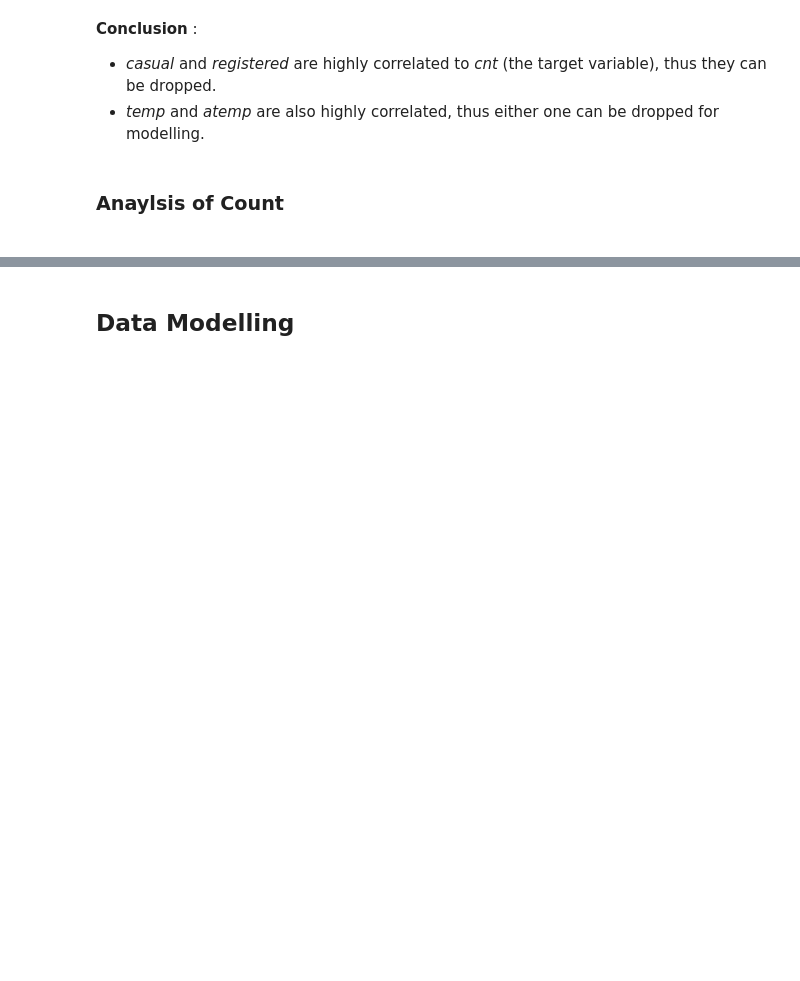
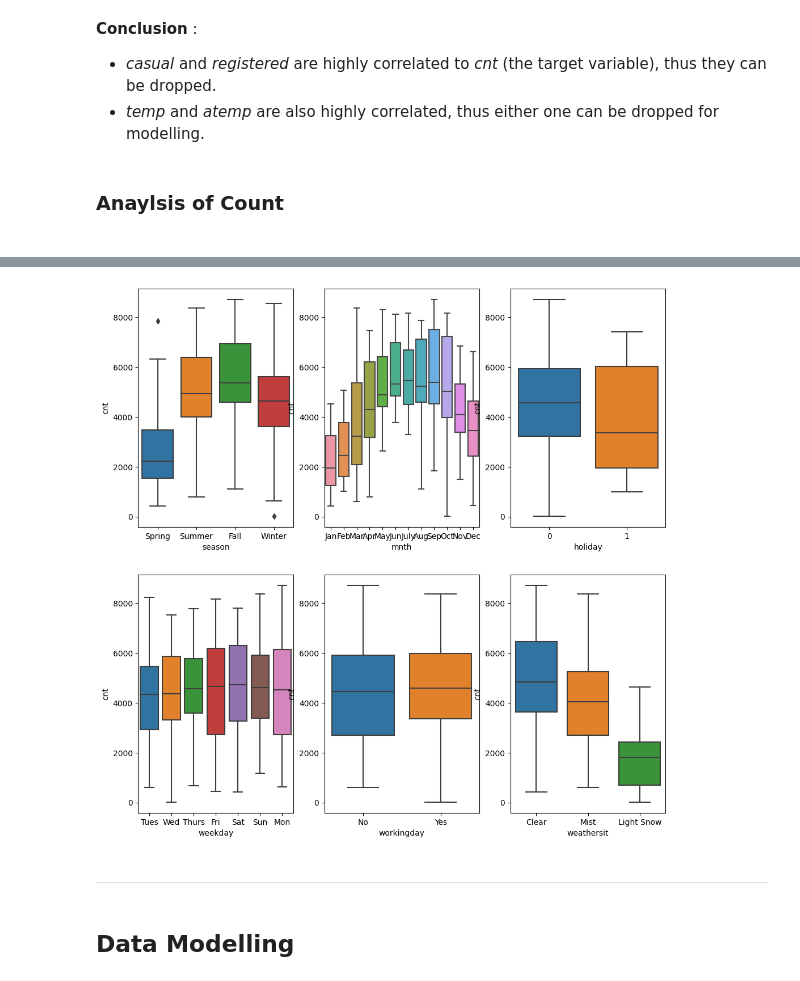
Before and after one commit to jaegarbomb/BikeSharing, a Jupyter notebook: Bike_Sharing_Analysis.ipynb, the cells around one changed output, grey strips where cells are left out. Cells and saved outputs as stored; diff of their text form; code cells hidden in the pictures; blank space fills up the shorter version.

```diff
--- a/Bike_Sharing_Analysis.ipynb
+++ b/Bike_Sharing_Analysis.ipynb
@@ -213,2 +225,14 @@ sns.scatterplot(data = data)
+# %%
+# Boxplots to check Target variable (Count) against other categorical predictors:
+categorical_vars = ['season','mnth','holiday','weekday','workingday','weathersit']
+plt.figure(figsize=(12, 12))
+for i in enumerate(categorical_vars):
+    plt.subplot(2,3,i[0]+1)
+    sns.boxplot(data=data, x=i[1], y='cnt')
+plt.show()
+# %% [output]
+[figure, added]
+# %% [markdown]
+---
 # %% [markdown]
 ## Data Modelling
```
Also changed, not shown: parts of 11 cells of this notebook.
